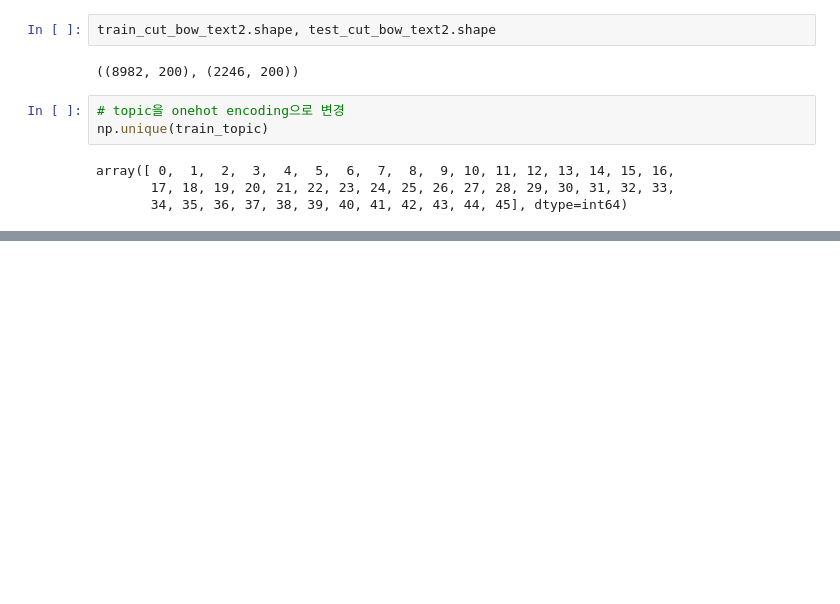
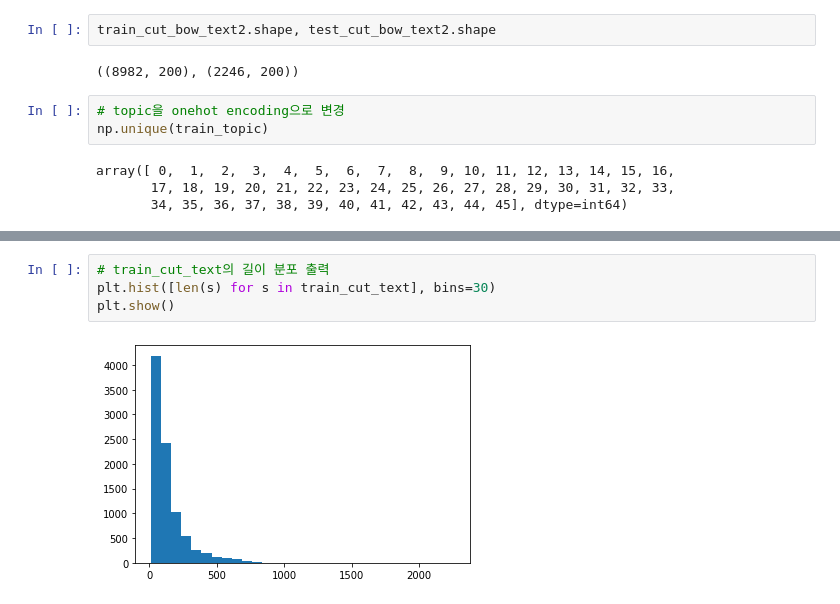
Before and after one commit to ljt1105/portfolio, a Jupyter notebook: DL/time_series_analysis1-seq2seq의 encoder로 뉴스토픽 예측.ipynb, the cells around one changed output, grey strips where cells are left out. Cells and saved outputs as stored; diff of their text form; blank space fills up the shorter version.

```diff
--- a/DL/time_series_analysis1-seq2seq의 encoder로 뉴스토픽 예측.ipynb
+++ b/DL/time_series_analysis1-seq2seq의 encoder로 뉴스토픽 예측.ipynb
@@ -127,0 +159,6 @@ array([ 0,  1,  2,  3,  4,  5,  6,  7,  8,  9, 10, 11, 12, 13, 14, 15, 16,
+# %%
+# train_cut_text의 길이 분포 출력
+plt.hist([len(s) for s in train_cut_text], bins=30)
+plt.show()
+# %% [output]
+[figure, added]
```
Also changed, not shown: parts of 62 cells of this notebook.
